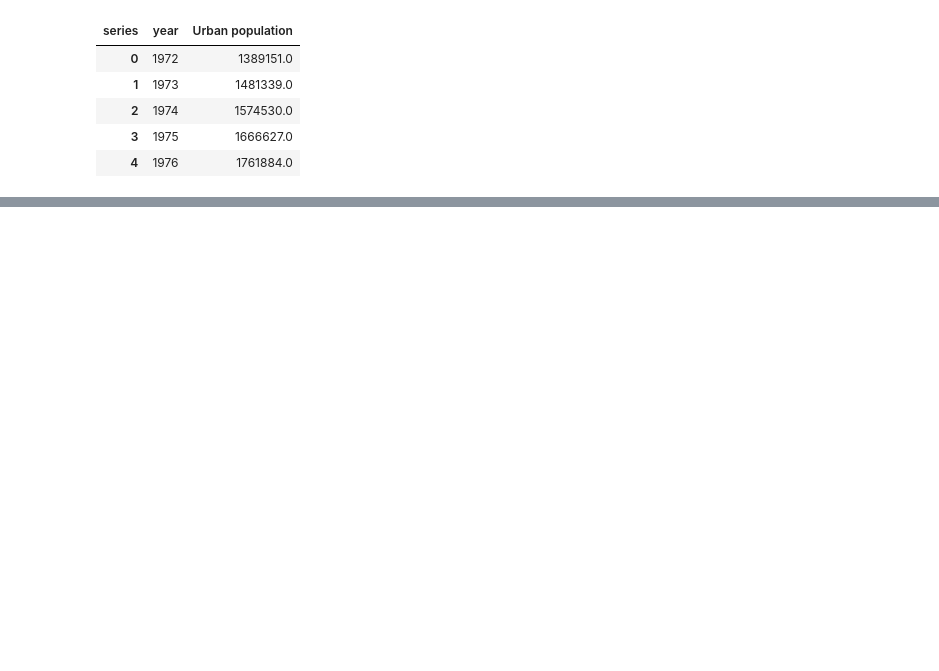
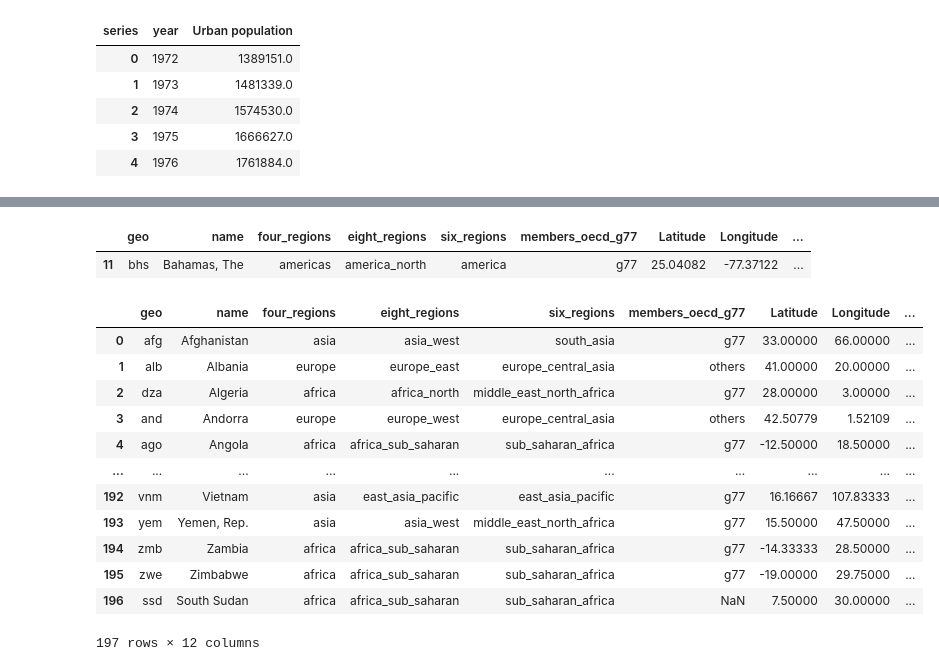
Before and after one commit to ashtonreed/Springboard, a Jupyter notebook: Capstone1/Capstone1_Data_Wrangling.ipynb, the cells around one changed output, grey strips where cells are left out. Saved outputs shown, nothing was run; the diff lists cells and outputs as text; code cells hidden in the pictures; blank space fills up the shorter version.

```diff
--- a/Capstone1/Capstone1_Data_Wrangling.ipynb
+++ b/Capstone1/Capstone1_Data_Wrangling.ipynb
@@ -562,0 +678,14 @@ plt.show()
+# %%
+leftover_countries = list(countries_wo_region)
+pair_dict = {}
+
+for name in names_wo_country:
+    query = name
+    choices = leftover_countries
+    best_match = process.extractOne(query, choices)
+    # From exporing the rough matches with no constraints, we can see that the best match is only accurate at 60 or
+    # above, so we add the constraints below
+    if best_match[1] > 60:
+        pairings = [name, best_match]
+        pair_dict[pairings[0]] = pairings[1][0]
+        print(pairings)
@@ -562,0 +724,3 @@ plt.show()
+# %%
+# We fix North Korea's dictionary entry
+pair_dict['North Korea'] = 'Korea, Dem. Rep.'
@@ -562,0 +745,28 @@ plt.show()
+# %%
+# We create a copy of our original Gapminder dataframe before we edit it
+fixed_df = gapminder_data.copy()
+# %%
+# Using the Gapminder dataframe, we replace the 'name' values with the equivalent 'country' value where applicable.
+fixed_df['name'] = fixed_df['name'].apply(lambda x: pair_dict[x] if x in pair_dict else x)
+# %%
+# We ensure that the first example in our list has undergone a name change as expected.
+fixed_df[fixed_df['name'] == 'Bahamas, The']
+# %% [output]
+|  | geo | name | four_regions | eight_regions | six_regions | members_oecd_g77 | Latitude | Longitude | ... |
+| 11 | bhs | Bahamas, The | americas | america_north | america | g77 | 25.04082 | -77.37122 | ... |
+# %%
+fixed_df
+# %% [output]
+|  | geo | name | four_regions | eight_regions | six_regions | members_oecd_g77 | Latitude | Longitude | ... |
+| 0 | afg | Afghanistan | asia | asia_west | south_asia | g77 | 33.00000 | 66.00000 | ... |
+| 1 | alb | Albania | europe | europe_east | europe_central_asia | others | 41.00000 | 20.00000 | ... |
+| 2 | dza | Algeria | africa | africa_north | middle_east_north_africa | g77 | 28.00000 | 3.00000 | ... |
+| 3 | and | Andorra | europe | europe_west | europe_central_asia | others | 42.50779 | 1.52109 | ... |
+| 4 | ago | Angola | africa | africa_sub_saharan | sub_saharan_africa | g77 | -12.50000 | 18.50000 | ... |
+| ... | ... | ... | ... | ... | ... | ... | ... | ... | ... |
+| 192 | vnm | Vietnam | asia | east_asia_pacific | east_asia_pacific | g77 | 16.16667 | 107.83333 | ... |
+| 193 | yem | Yemen, Rep. | asia | asia_west | middle_east_north_africa | g77 | 15.50000 | 47.50000 | ... |
+| 194 | zmb | Zambia | africa | africa_sub_saharan | sub_saharan_africa | g77 | -14.33333 | 28.50000 | ... |
+| 195 | zwe | Zimbabwe | africa | africa_sub_saharan | sub_saharan_africa | g77 | -19.00000 | 29.75000 | ... |
+| 196 | ssd | South Sudan | africa | africa_sub_saharan | sub_saharan_africa | NaN | 7.50000 | 30.00000 | ... |
+197 rows × 12 columns
```
Also changed, not shown: parts of 35 cells of this notebook, 1 other file.
